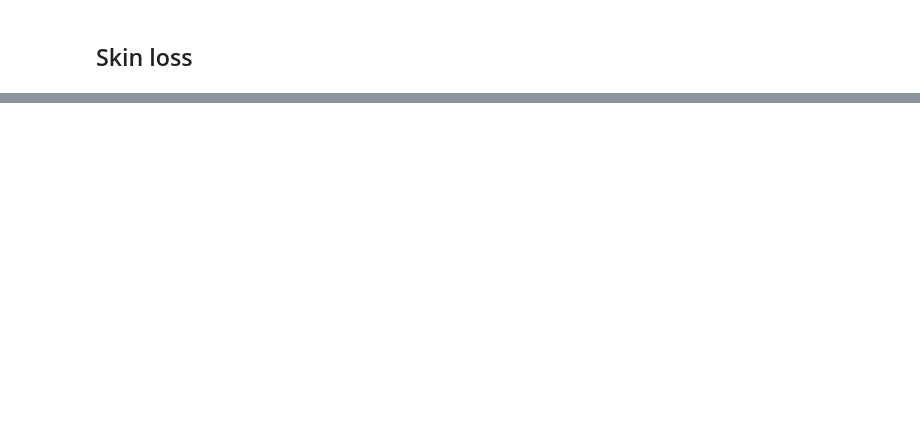
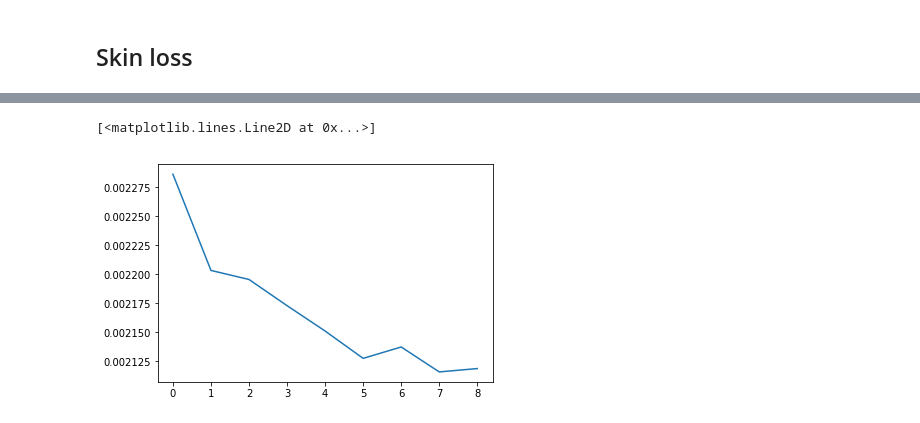
Before and after one commit to rmulton/dl_project, a Jupyter notebook: exploitation.ipynb, the cells around one changed output, grey strips where cells are left out. Drawn from its saved outputs; the diff is of its cells as text; code cells hidden in the pictures; blank space fills up the shorter version.

```diff
--- a/exploitation.ipynb
+++ b/exploitation.ipynb
@@ -67,9 +72,12 @@ plt.plot(abs_train, loss_train)
 # %%
 #Loss val
 loss_val_epoch=[]
-for i in range(10):
+for i in range(9):
     l = L[i]["loss_val"][i]
     loss_val_epoch.append(sum(l)/len(l))
-abs_val = [i for i in range(10)]
+abs_val = [i for i in range(9)]
 
 plt.plot(abs_val, loss_val_epoch)
+# %% [output]
+[<matplotlib.lines.Line2D at 0x...>]
+[figure, added]
```
Also changed, not shown: parts of 4 cells of this notebook.
